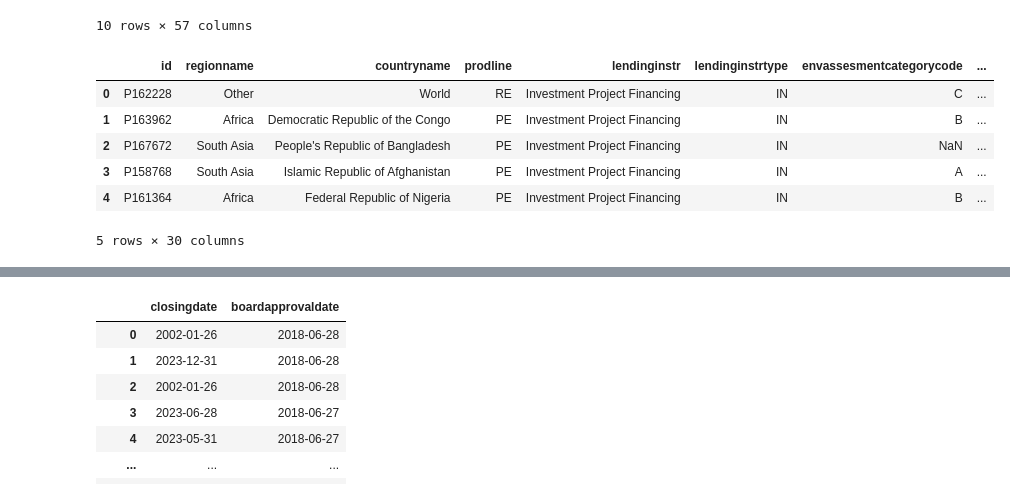
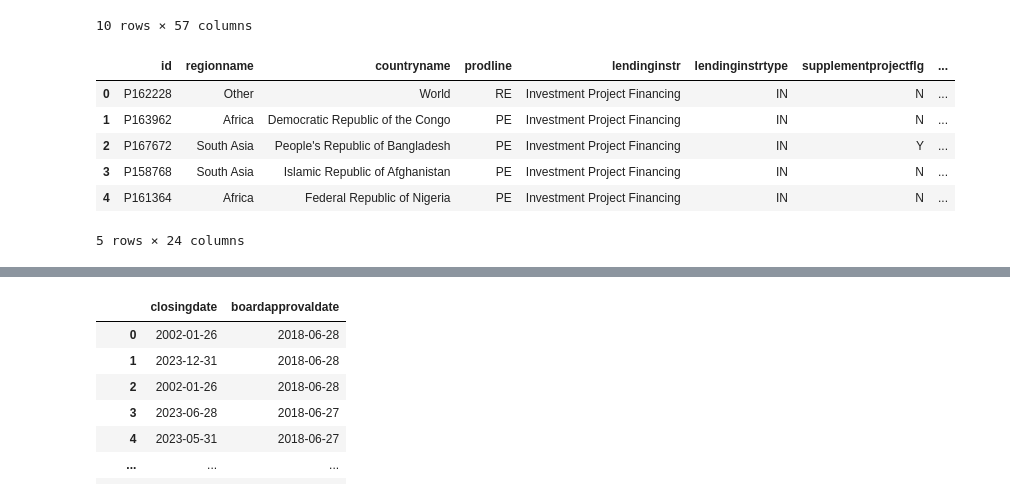
Before and after one commit to putridia/mini_project, a Jupyter notebook: app.ipynb, the cells around one changed output, grey strips where cells are left out. Cells and saved outputs as stored; diff of their text form; code cells hidden in the pictures.

```diff
--- a/app.ipynb
+++ b/app.ipynb
@@ -170,14 +170,14 @@ project_data.head(10)
 | 9 | P163576 | Middle East and North Africa | Lebanese Republic | PE | Program-for-Results | PR | NaN | ... |
 10 rows × 57 columns
 # %%
-#drop missing values above 50%
-project_data = project_data.dropna(thresh=0.5*len(project_data), axis=1)
+#drop missing values above 80%
+project_data = project_data.dropna(thresh=0.8*len(project_data), axis=1)
 project_data.head()
 # %% [output]
-|  | id | regionname | countryname | prodline | lendinginstr | lendinginstrtype | envassesmentcategorycode | ... |
-| 0 | P162228 | Other | World | RE | Investment Project Financing | IN | C | ... |
-| 1 | P163962 | Africa | Democratic Republic of the Congo | PE | Investment Project Financing | IN | B | ... |
-| 2 | P167672 | South Asia | People's Republic of Bangladesh | PE | Investment Project Financing | IN | NaN | ... |
-| 3 | P158768 | South Asia | Islamic Republic of Afghanistan | PE | Investment Project Financing | IN | A | ... |
-| 4 | P161364 | Africa | Federal Republic of Nigeria | PE | Investment Project Financing | IN | B | ... |
+|  | id | regionname | countryname | prodline | lendinginstr | lendinginstrtype | supplementprojectflg | ... |
+| 0 | P162228 | Other | World | RE | Investment Project Financing | IN | N | ... |
+| 1 | P163962 | Africa | Democratic Republic of the Congo | PE | Investment Project Financing | IN | N | ... |
+| 2 | P167672 | South Asia | People's Republic of Bangladesh | PE | Investment Project Financing | IN | Y | ... |
+| 3 | P158768 | South Asia | Islamic Republic of Afghanistan | PE | Investment Project Financing | IN | N | ... |
+| 4 | P161364 | Africa | Federal Republic of Nigeria | PE | Investment Project Financing | IN | N | ... |
-5 rows × 30 columns
+5 rows × 24 columns
```
Also changed, not shown: parts of 9 cells of this notebook, 5 other files.
